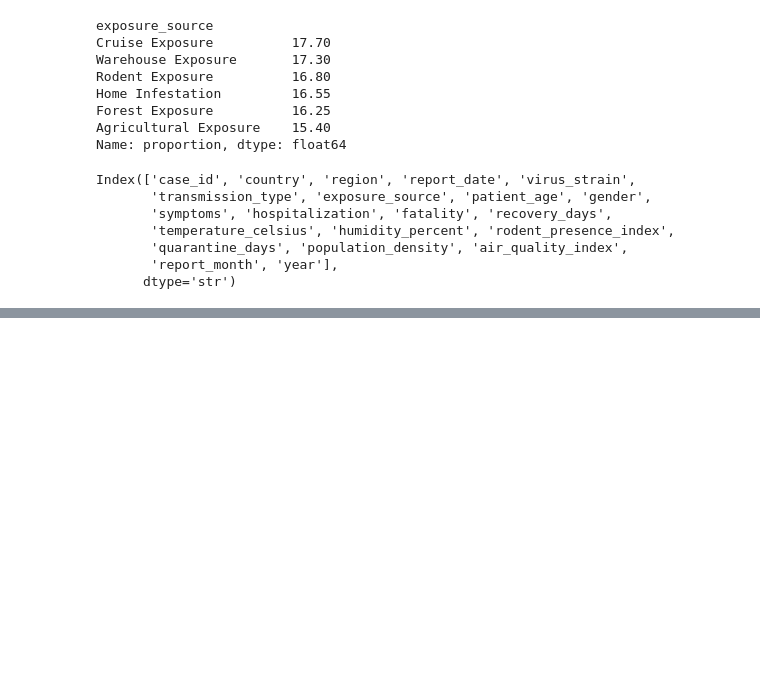
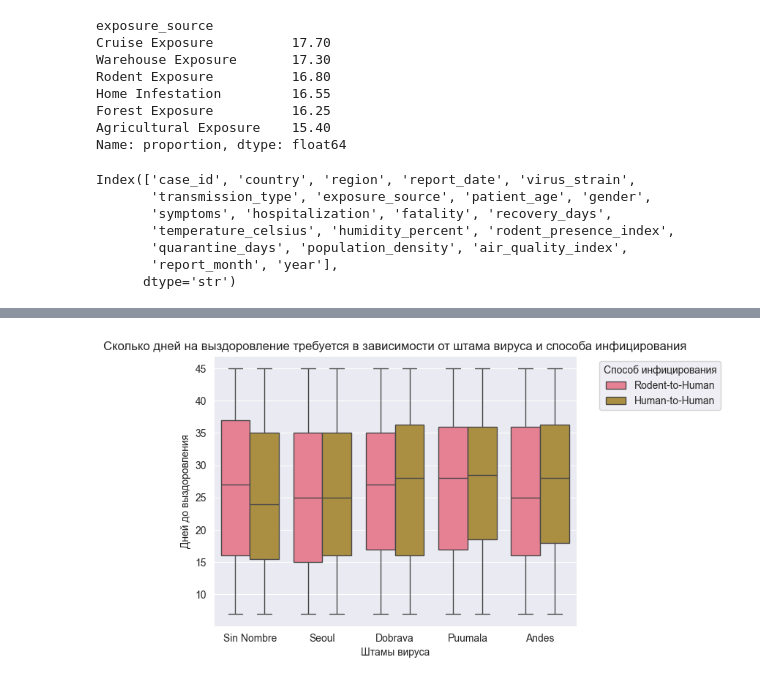
Before and after one commit to MargoUtropova/product_analitics_portfolio, a Jupyter notebook: Hantavirus/notebooks/EDA.ipynb, the cells around one changed output, grey strips where cells are left out. Saved outputs shown, nothing was run; the diff lists cells and outputs as text; code cells hidden in the pictures; blank space fills up the shorter version.

```diff
--- a/Hantavirus/notebooks/EDA.ipynb
+++ b/Hantavirus/notebooks/EDA.ipynb
@@ -372,0 +395,12 @@ Index(['case_id', 'country', 'region', 'report_date', 'virus_strain',
+# %%
+df['symptoms'] = df['symptoms'].str.strip()
+symptoms = df_symptoms['symptoms'].unique()
+transl = [  'Головная боль',
+            'Рвота',
+            'Лихорадка',
+            'Мышечная боль',
+            'Усталость',
+            'Кашель',
+            'Тошнота',
+            'Озноб',
+            'Одышка']
@@ -372,0 +561,10 @@ Index(['case_id', 'country', 'region', 'report_date', 'virus_strain',
+# %%
+plt.Figure(figsize=(12,6))
+sns.boxplot(df, x='virus_strain', y='recovery_days', hue='transmission_type')
+plt.legend(bbox_to_anchor=(1.05, 1), loc='upper left', title='Способ инфицирования')
+plt.xlabel('Штамы вируса')
+plt.ylabel('Дней до выздоровления')
+plt.title('Сколько дней на выздоровление требуется в зависимости от штама вируса и способа инфицирования')
+plt.show()
+# %% [output]
+[figure, added]
```
Also changed, not shown: parts of 30 cells of this notebook.
